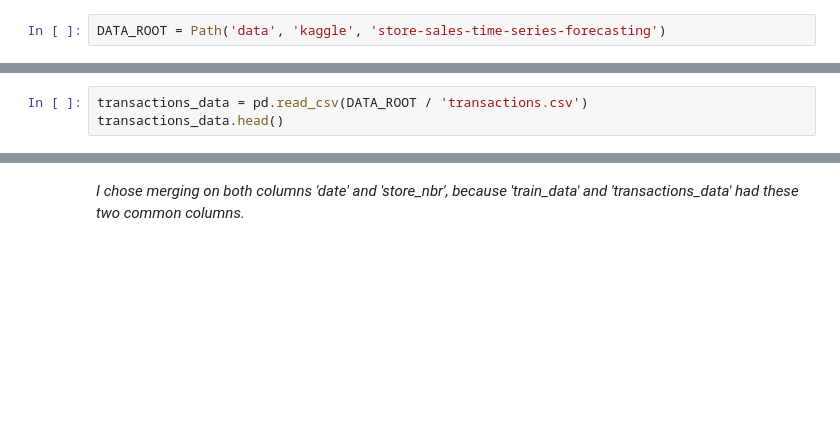
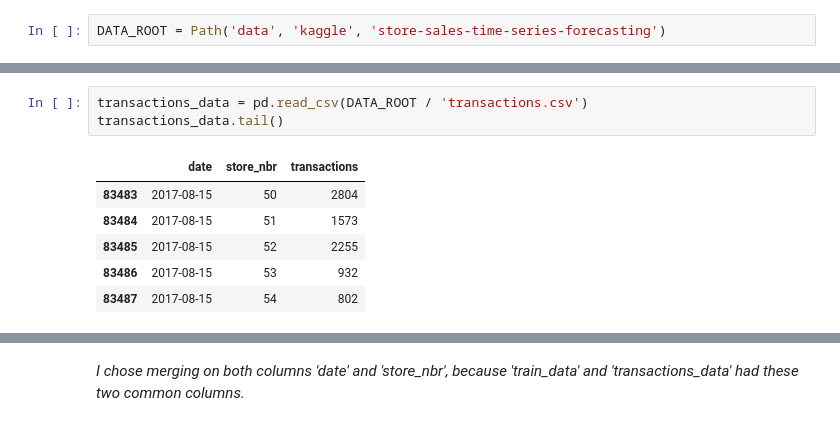
Before and after one commit to nikitastruhalsky/mentorship_EPAM, a Jupyter notebook: notebooks/kaggle/store-sales-time-series-forecasting/Time_Series_Forecasting.ipynb, the cells around one changed output, grey strips where cells are left out. Cells and saved outputs as stored; diff of their text form; blank space fills up the shorter version.

```diff
--- a/notebooks/kaggle/store-sales-time-series-forecasting/Time_Series_Forecasting.ipynb
+++ b/notebooks/kaggle/store-sales-time-series-forecasting/Time_Series_Forecasting.ipynb
@@ -38,6 +67,13 @@ holidays_events_data.head()
 # %%
 transactions_data = pd.read_csv(DATA_ROOT / 'transactions.csv')
-transactions_data.head()
+transactions_data.tail()
+# %% [output]
+|  | date | store_nbr | transactions |
+| 83483 | 2017-08-15 | 50 | 2804 |
+| 83484 | 2017-08-15 | 51 | 1573 |
+| 83485 | 2017-08-15 | 52 | 2255 |
+| 83486 | 2017-08-15 | 53 | 932 |
+| 83487 | 2017-08-15 | 54 | 802 |
 # %%
 stores_data = stores_data.rename(columns={'city': 'store_city', 'state': 'store_state',
                                           'type': 'store_type', 'cluster': 'store_cluster'})
```
Also changed, not shown: parts of 26 cells of this notebook, 1 other file.
